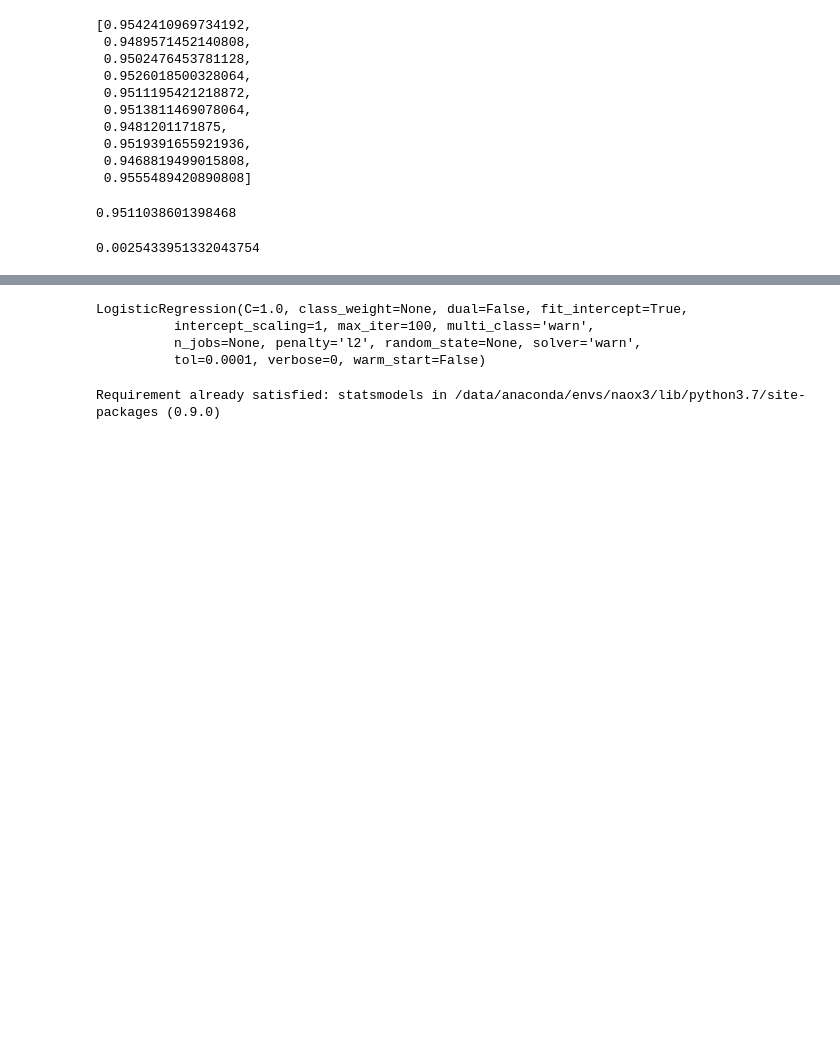
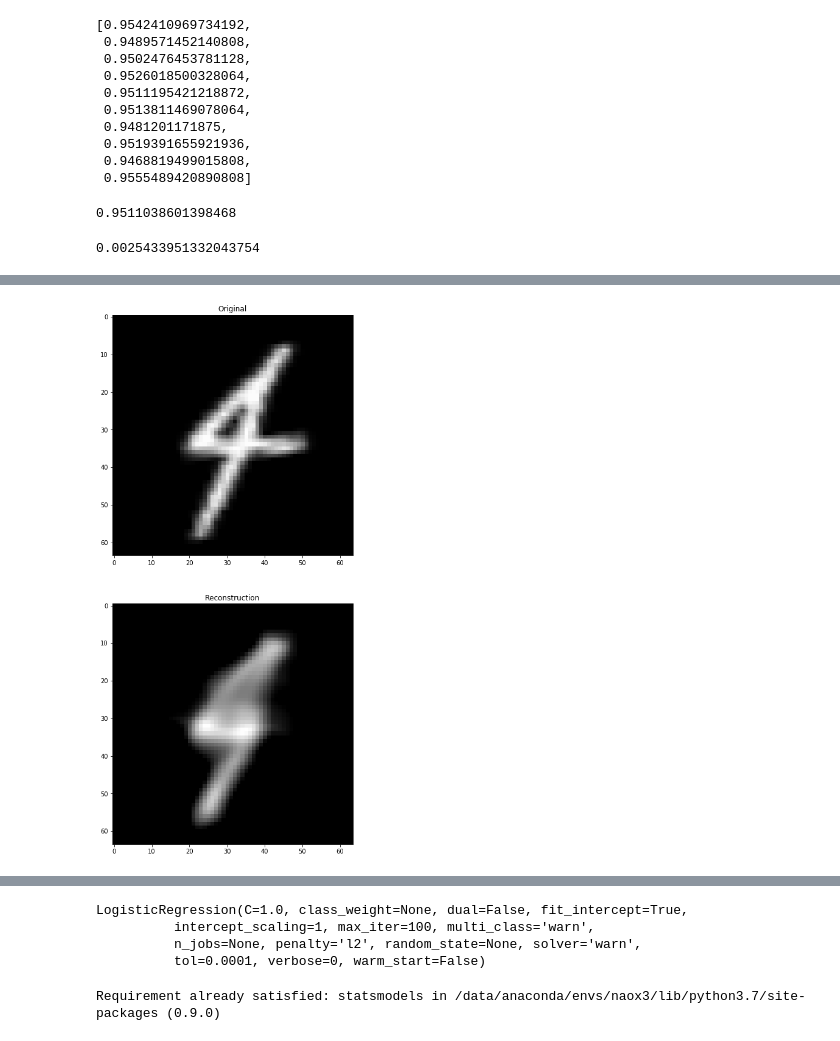
Before and after one commit to dhuynh95/fastai_autoencoder, a Jupyter notebook: MNIST.ipynb, the cells around one changed output, grey strips where cells are left out. Cells and saved outputs as stored; diff of their text form; code cells hidden in the pictures; blank space fills up the shorter version.

Commit message:
Added results

```diff
--- a/MNIST.ipynb
+++ b/MNIST.ipynb
@@ -300,6 +281,7 @@ data,valid_data = get_data(ds_size,bs=64)
 # %%
 results = []
 n = 10
+pretrained = "no"
 learn.path = Path()
 learn.data = data
 
@@ -340,5 +322,7 @@ for i in range(n):
 
     pred,y = clf.get_preds(DatasetType.Train)
     score = (pred.argmax(dim=1) == y).float().mean().item()
-    result = {"data_size":ds_size,"pretrained":"no","score":score}
+    result = {"data_size":ds_size,"pretrained":pretrained,"score":score}
     results.append(result)
+
+pd.DataFrame(results).to_csv(f"{str(ds_size)}_{pretrained}.csv",index=None)
@@ -344,0 +380,3 @@ for i in range(n):
+# %%
+learn.path = Path()
+learn.load("model")
@@ -345 +450,29 @@ for i in range(n):
+# %%
+results = []
+n = 10
+pretrained = "MNIST_TINY"
+learn.path = Path()
+learn.data = data
+
+for i in range(n):
+    learn.load("model_mnist_tiny")
+
+    n_z = PARAMS["nfs_bn"][-1]
+    lin = nn.Sequential(nn.Linear(32,n_z),nn.BatchNorm1d(n_z),nn.ReLU(inplace=True),nn.Linear(n_z,10))
+    layers = [learn.enc,learn.bn,lin]
+    clf_model = nn.Sequential(*layers)
+
+    clf = Learner(learn.data,clf_model,metrics=accuracy,layer_groups = layers)
+    lr = 1e-1 / 2
+    clf.fit_one_cycle(125,max_lr=(lr / 100,lr / 10,lr))
+
+    clf.data = valid_data
+    clf.data.batch_size = 4096
+
+    pred,y = clf.get_preds(DatasetType.Train)
+    score = (pred.argmax(dim=1) == y).float().mean().item()
+    result = {"data_size":ds_size,"pretrained":pretrained,"score":score}
+    results.append(result)
+
+pd.DataFrame(results).to_csv(f"{str(ds_size)}_{pretrained}.csv",index=None)
 # %%
@@ -655,3 +722,7 @@ def compute_metrics(learn,z_valid,y_valid,n_batch,n_estimators,n_rf,bs = 512,thr
     output["vote_pct"], output["score"] = compute_score(y_pred,y_valid)
 
     return output
+# %%
+learn.plot_rec()
+# %% [output]
+[figure, added]
```
Also changed, not shown: parts of 44 cells of this notebook, 6 other files.
